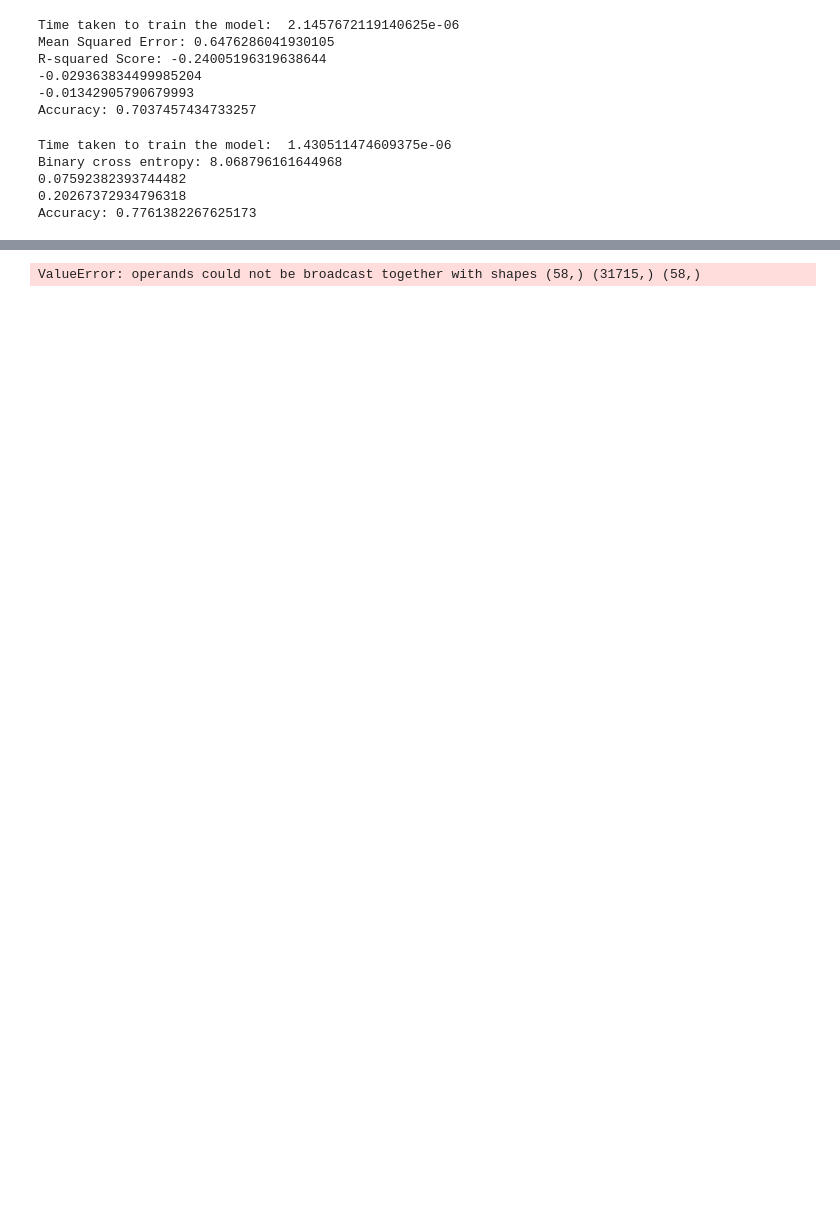
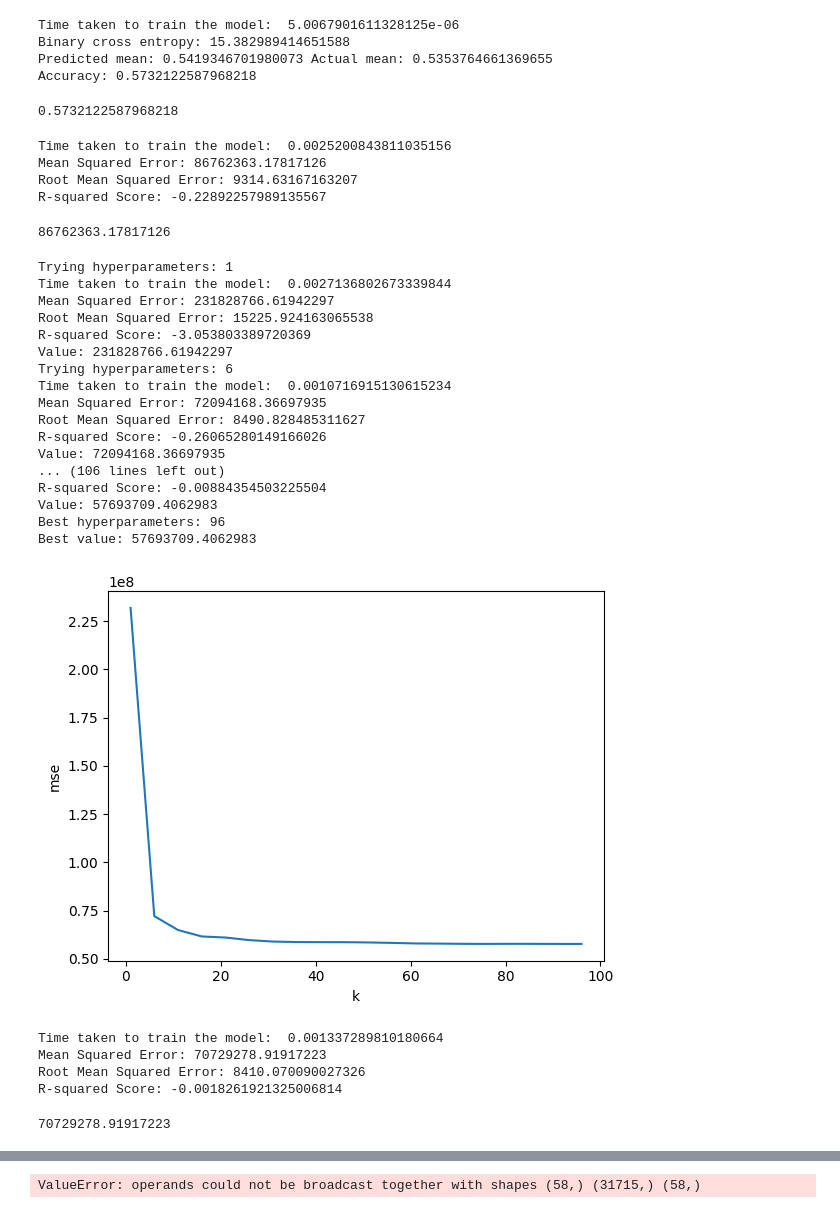
Before and after one commit to VMCvastry/ArtificialInteligenceHomework, a Jupyter notebook: Fondamenti_di_IA_homework_2023_k_nearest.ipynb, the cells around one changed output, grey strips where cells are left out. Saved outputs shown, nothing was run; the diff lists cells and outputs as text; code cells hidden in the pictures; blank space fills up the shorter version.

```diff
--- a/Fondamenti_di_IA_homework_2023_k_nearest.ipynb
+++ b/Fondamenti_di_IA_homework_2023_k_nearest.ipynb
@@ -311,15 +74 @@ class ScratchKNeighborsRegressor:
         return predictions
-# %%
-regressor = ScratchKNeighborsRegressor()
-
-# Print the regression coefficients and intercept
-# print('Coefficients:', regressor.coef_)
-# print('Intercept:', regressor.intercept_)
-test_model(regressor, train_x, train_y, test_x, test_y)
-# %% [output]
-Time taken to train the model:  2.1457672119140625e-06
-Mean Squared Error: 0.6476286041930105
-R-squared Score: -0.24005196319638644
--0.029363834499985204
--0.01342905790679993
-Accuracy: 0.7037457434733257
@@ -343,9 +75,57 @@ class ScratchKNeighborsClassifier:
 # %%
-regressor = ScratchKNeighborsClassifier()
-test_model(regressor, train_x, train_y, test_x, test_y,classification=True)
+regressor = ScratchKNeighbors(classification=True, n_neighbors=5)
+test_model(regressor, train, test, classification=True)
 # %% [output]
-Time taken to train the model:  1.430511474609375e-06
-Binary cross entropy: 8.068796161644968
-0.07592382393744482
-0.20267372934796318
-Accuracy: 0.7761382267625173
+Time taken to train the model:  5.0067901611328125e-06
+Binary cross entropy: 15.382989414651588
+Predicted mean: 0.5419346701980073 Actual mean: 0.5353764661369655
+Accuracy: 0.5732122587968218
+0.5732122587968218
+# %%
+df, train, test, val = get_data(normalize=False, binary_label=False)
+# %%
+from sklearn.neighbors import KNeighborsRegressor
+
+regressor = KNeighborsRegressor(n_neighbors=5)
+
+test_model(regressor, train, test, classification=False)
+# %% [output]
+Time taken to train the model:  0.0025200843811035156
+Mean Squared Error: 86762363.17817126
+Root Mean Squared Error: 9314.63167163207
+R-squared Score: -0.22892257989135567
+86762363.17817126
+# %%
+def get_model(param):
+    return KNeighborsRegressor(n_neighbors=param)
+
+best_param, params, accuracies = optimize_hyperparameters(get_model, range(1,100,5), train, test, val,
+                                                          classification=False)
+plot_2d(params, accuracies, 'k', 'mse')
+regressor = KNeighborsRegressor(n_neighbors=best_param)
+
+test_model(regressor, train, test, classification=False)
+# %% [output]
+Trying hyperparameters: 1
+Time taken to train the model:  0.0027136802673339844
+Mean Squared Error: 231828766.61942297
+Root Mean Squared Error: 15225.924163065538
+R-squared Score: -3.053803389720369
+Value: 231828766.61942297
+Trying hyperparameters: 6
+Time taken to train the model:  0.0010716915130615234
+Mean Squared Error: 72094168.36697935
+Root Mean Squared Error: 8490.828485311627
+R-squared Score: -0.26065280149166026
+Value: 72094168.36697935
+... (106 lines left out)
+R-squared Score: -0.00884354503225504
+Value: 57693709.4062983
+Best hyperparameters: 96
+Best value: 57693709.4062983
+[figure, added]
+Time taken to train the model:  0.001337289810180664
+Mean Squared Error: 70729278.91917223
+Root Mean Squared Error: 8410.070090027326
+R-squared Score: -0.0018261921325006814
+70729278.91917223
```
Also changed, not shown: parts of 24 cells of this notebook, 1 other file.
